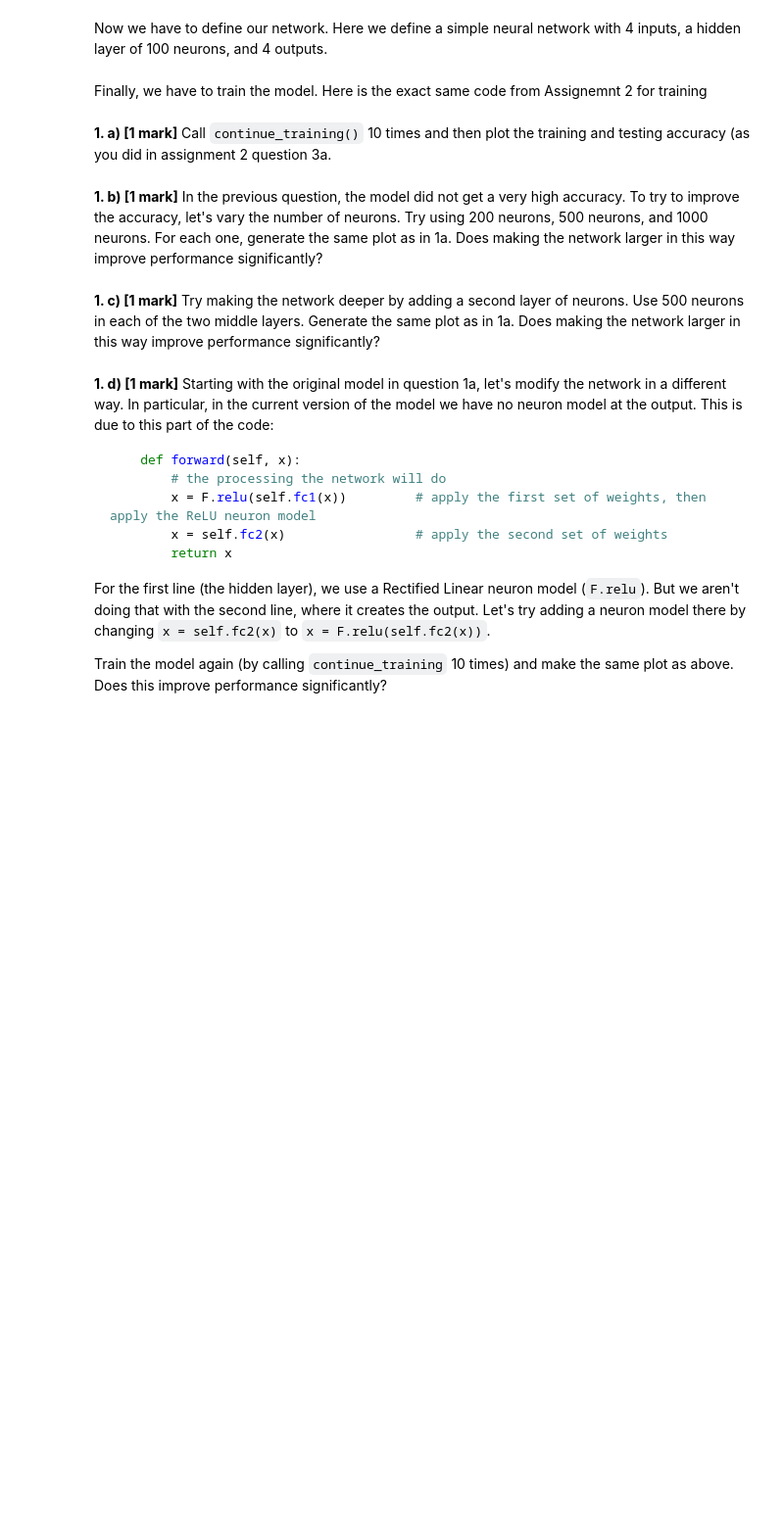
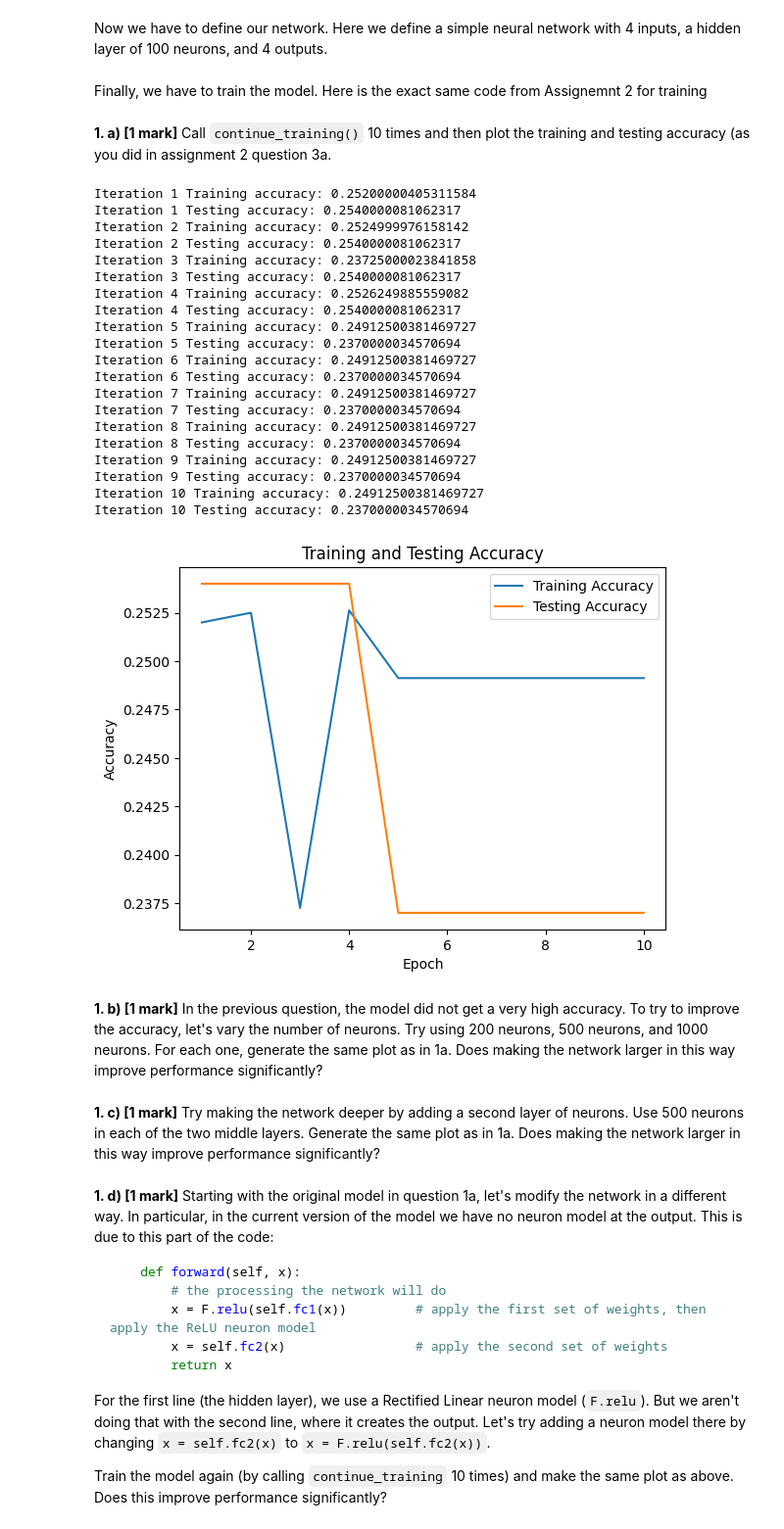
Before and after one commit to mr-nudo/neuronModels1, a Jupyter notebook: syde552_file_(4).ipynb, the cells around one changed output. Shown at 98% size. Drawn from its saved outputs; the diff is of its cells as text; code cells hidden in the pictures; blank space fills up the shorter version.

```diff
--- a/syde552_file_(4).ipynb
+++ b/syde552_file_(4).ipynb
@@ -94,6 +94,42 @@ def continue_training():
     print('Iteration', len(accuracy_test), 'Testing accuracy:', score)
 # %% [markdown]
 **1. a) [1 mark]** Call `continue_training()` 10 times and then plot the training and testing accuracy (as you did in assignment 2 question 3a.
+# %%
+import matplotlib.pyplot as plt
+
+for _ in range(10):
+  continue_training()
+
+# Plotting training and testing accuracy
+plt.plot(range(1, 11), accuracy_train, label='Training Accuracy')
+plt.plot(range(1, 11), accuracy_test, label='Testing Accuracy')
+plt.xlabel('Epoch')
+plt.ylabel('Accuracy')
+plt.title('Training and Testing Accuracy')
+plt.legend()
+plt.show()
+# %% [output]
+Iteration 1 Training accuracy: 0.25200000405311584
+Iteration 1 Testing accuracy: 0.2540000081062317
+Iteration 2 Training accuracy: 0.2524999976158142
+Iteration 2 Testing accuracy: 0.2540000081062317
+Iteration 3 Training accuracy: 0.23725000023841858
+Iteration 3 Testing accuracy: 0.2540000081062317
+Iteration 4 Training accuracy: 0.2526249885559082
+Iteration 4 Testing accuracy: 0.2540000081062317
+Iteration 5 Training accuracy: 0.24912500381469727
+Iteration 5 Testing accuracy: 0.2370000034570694
+Iteration 6 Training accuracy: 0.24912500381469727
+Iteration 6 Testing accuracy: 0.2370000034570694
+Iteration 7 Training accuracy: 0.24912500381469727
+Iteration 7 Testing accuracy: 0.2370000034570694
+Iteration 8 Training accuracy: 0.24912500381469727
+Iteration 8 Testing accuracy: 0.2370000034570694
+Iteration 9 Training accuracy: 0.24912500381469727
+Iteration 9 Testing accuracy: 0.2370000034570694
+Iteration 10 Training accuracy: 0.24912500381469727
+Iteration 10 Testing accuracy: 0.2370000034570694
+[figure, added]
 # %% [markdown]
 **1. b) [1 mark]** In the previous question, the model did not get a very high accuracy.  To try to improve the accuracy, let's vary the number of neurons.  Try using 200 neurons, 500 neurons, and 1000 neurons.  For each one, generate the same plot as in 1a.  Does making the network larger in this way improve performance significantly?
 # %% [markdown]
```
